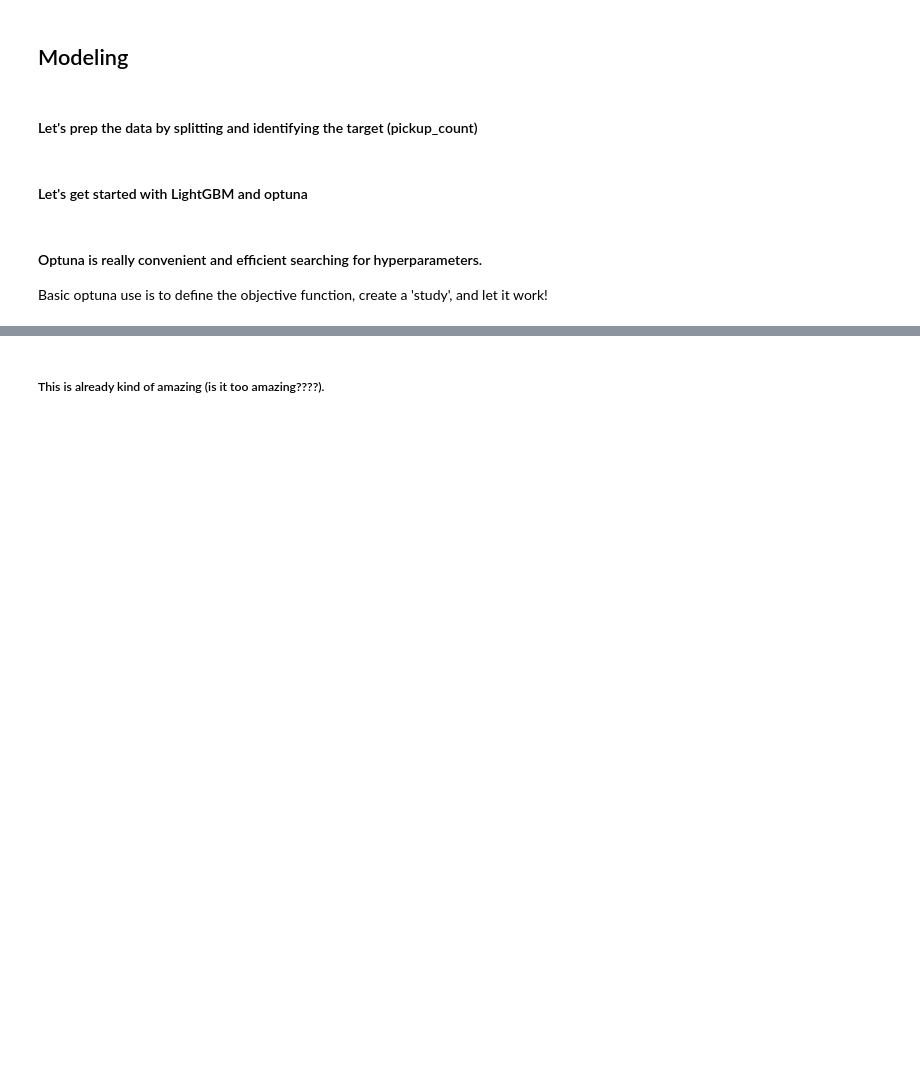
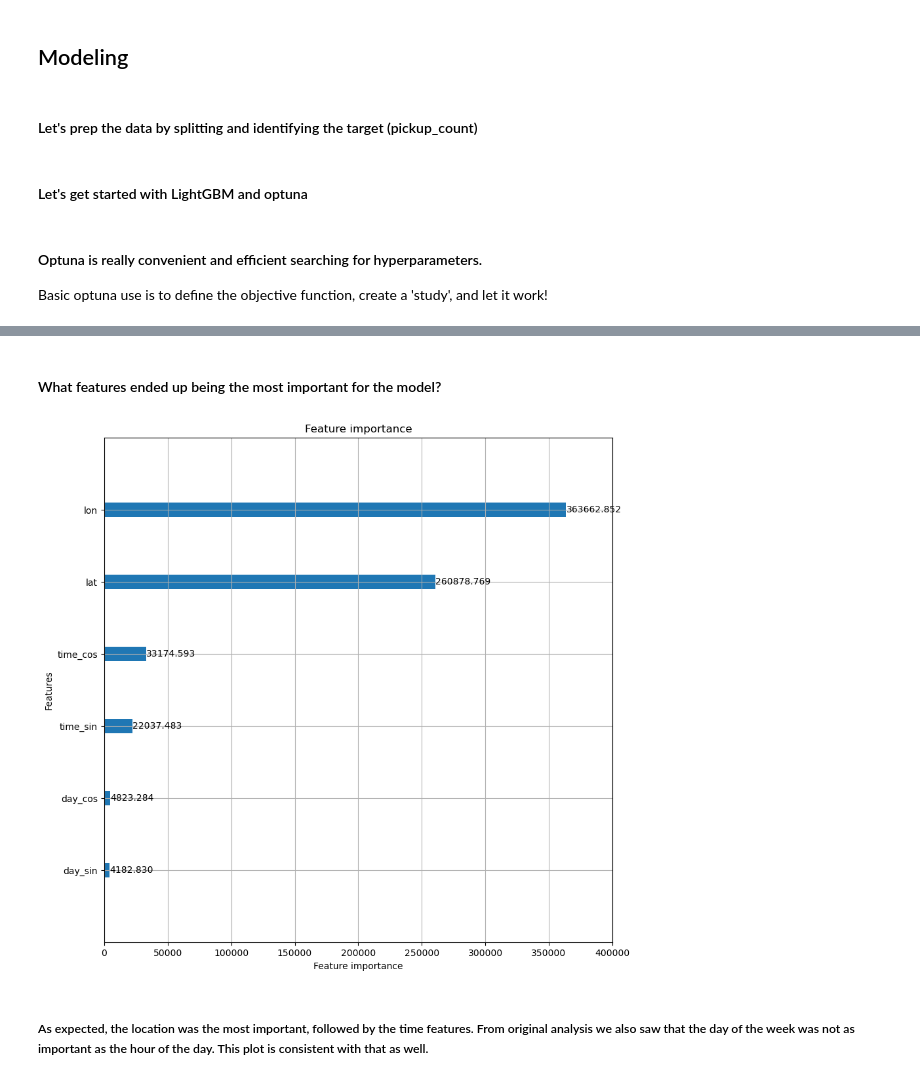
Before and after one commit to mwshumway/nyc_taxi, a Jupyter notebook: visualization/explore_zone_data.ipynb, the cells around one changed output, grey strips where cells are left out. Saved outputs shown, nothing was run; the diff lists cells and outputs as text; code cells hidden in the pictures; blank space fills up the shorter version.

Commit message:
feature importance

```diff
--- a/visualization/explore_zone_data.ipynb
+++ b/visualization/explore_zone_data.ipynb
@@ -604,2 +611,10 @@ Adjusted R^2: 0.9784909090356707
-# %% [markdown]
-##### This is already kind of amazing (is it too amazing????).
+# %% [markdown]
+#### What features ended up being the most important for the model?
+# %%
+# feature importance
+lgb.plot_importance(best_model, figsize=(10, 10), importance_type='gain')
+plt.show()
+# %% [output]
+[figure, added]
+# %% [markdown]
+##### As expected, the location was the most important, followed by the time features. From original analysis we also saw that the day of the week was not as important as the hour of the day. This plot is consistent with that as well.
```
Also changed, not shown: parts of 4 cells of this notebook, 1 other file.
